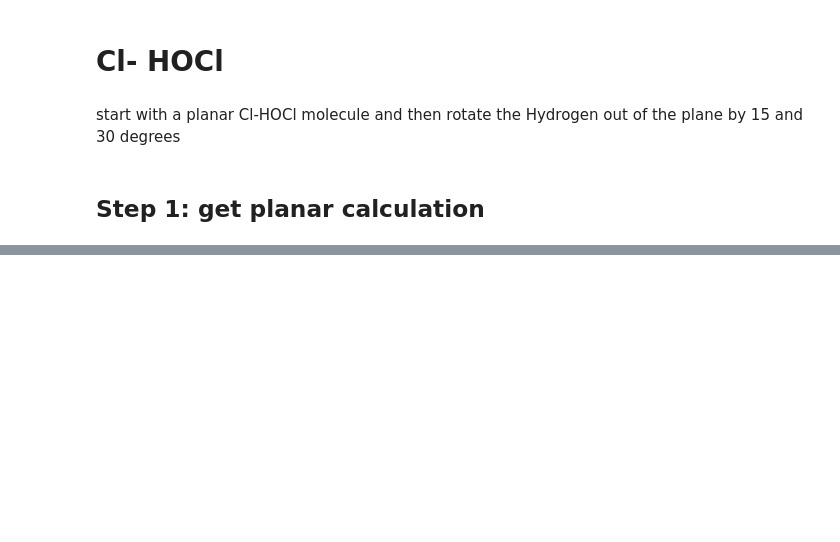
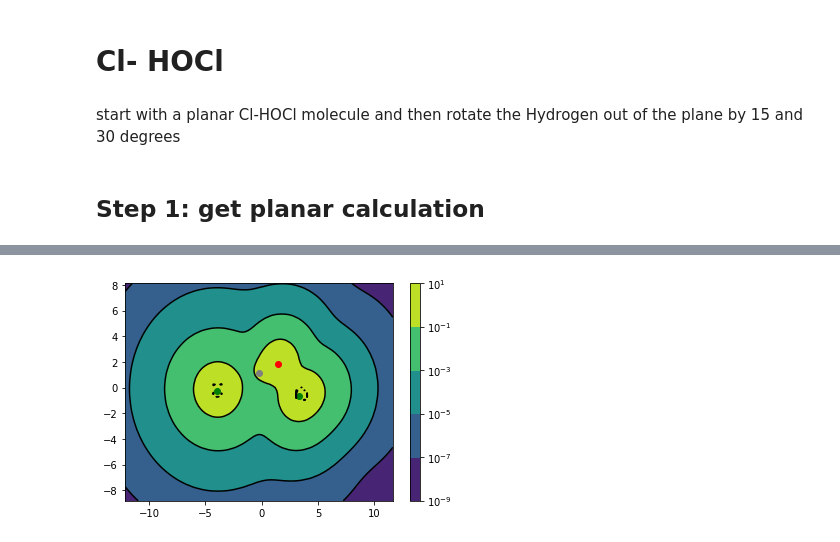
Before and after one commit to cgavinh/mccoy_hocl, a Jupyter notebook: ElectronDensity.ipynb, the cells around one changed output, grey strips where cells are left out. Cells and saved outputs as stored; diff of their text form; code cells hidden in the pictures; blank space fills up the shorter version.

```diff
--- a/ElectronDensity.ipynb
+++ b/ElectronDensity.ipynb
@@ -495,0 +554,22 @@ start with a planar Cl-HOCl molecule and then rotate the Hydrogen out of the pla
+# %%
+fig, ax = plt.subplots()
+CS = ax.contourf(clhocl_15.cdsX,
+                 clhocl_15.cdsY,
+                 (clhocl_15.density[:,:,33] + clhocl_15.density[:,:,34]).T,
+                 norm=LogNorm())
+C = ax.contour(clhocl_15.cdsX,
+               clhocl_15.cdsY,
+               (clhocl_15.density[:,:,33] + clhocl_15.density[:,:,34]).T,
+               norm=LogNorm(),
+               colors='k')
+fig.colorbar(CS)
+ax.scatter(clhocl_15.atmAr[:,0][0], clhocl_15.atmAr[:,1][0], color='red')
+ax.scatter(clhocl_15.atmAr[:,0][1], clhocl_15.atmAr[:,1][1], color='green')
+ax.scatter(clhocl_15.atmAr[:,0][2], clhocl_15.atmAr[:,1][2], color='green')
+ax.scatter(clhocl_15.atmAr[:,0][3], clhocl_15.atmAr[:,1][3], color='gray')
+#ax.clabel(CS, inline=True, fontsize=10)
+#ax.set_title('Simplest default with labels')
+#CS.colorbar()
+plt.show()
+# %% [output]
+[figure, added]
```
Also changed, not shown: parts of 11 cells of this notebook, 1 other file.
